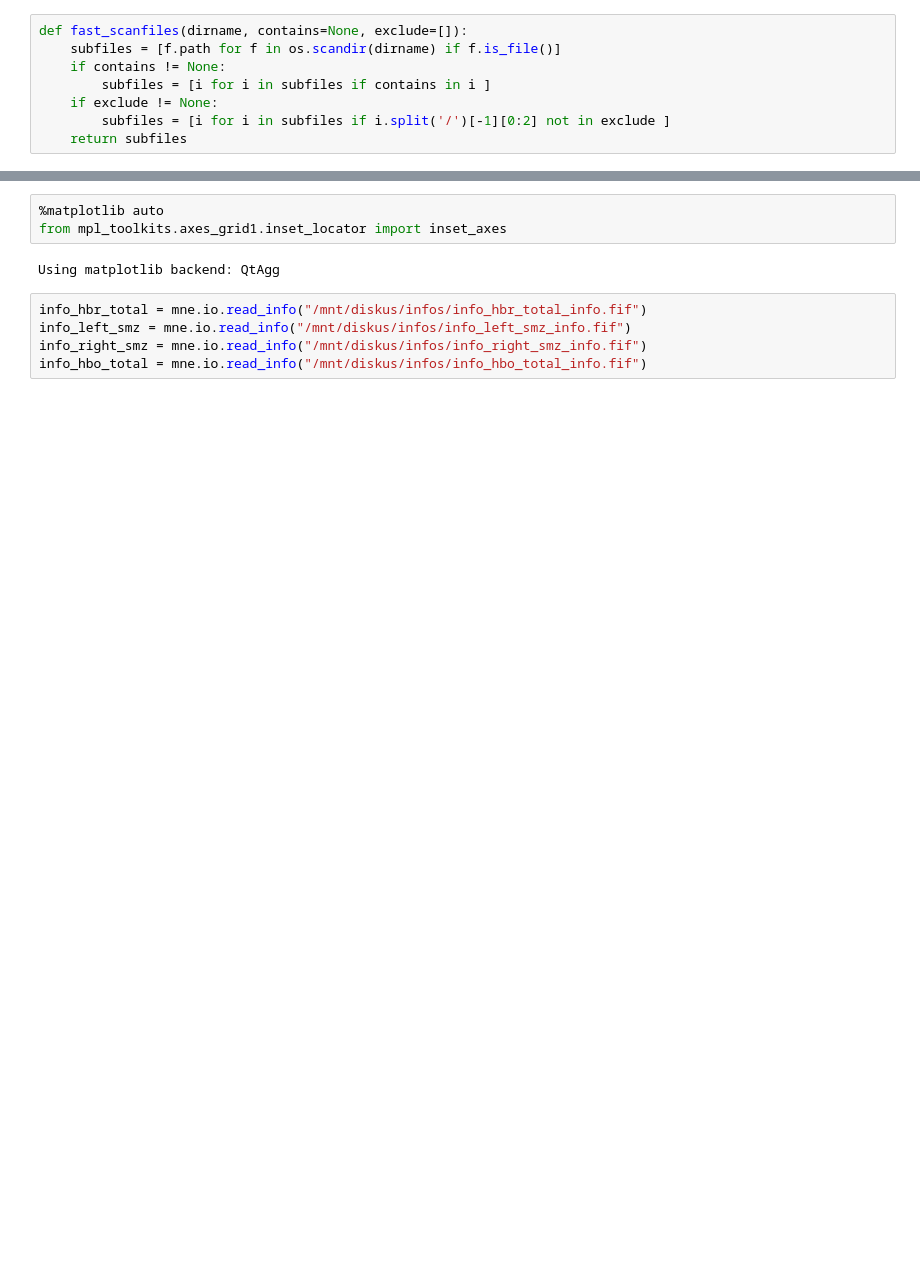
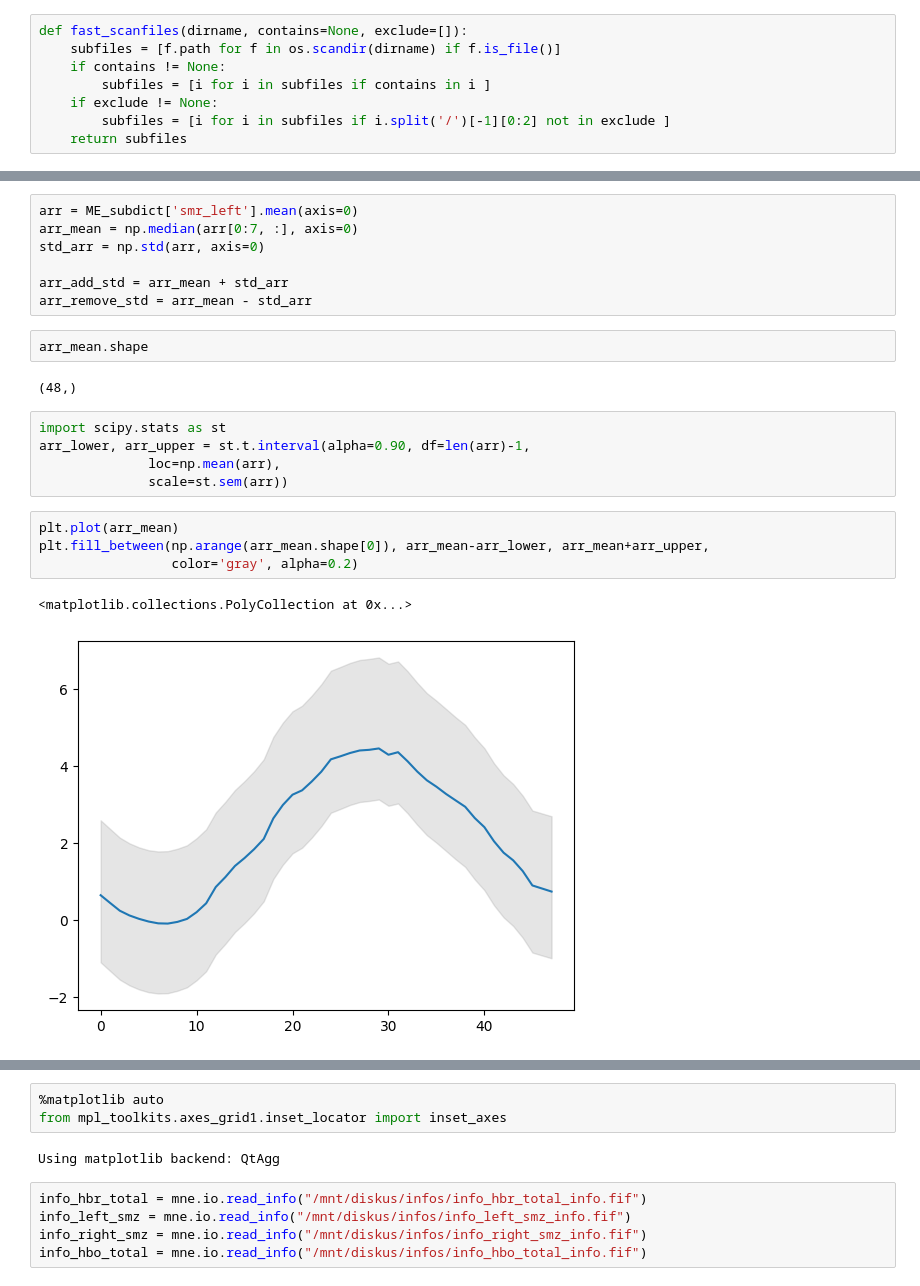
Before and after one commit to pius-desiderius/fnirs-data-analysis, a Jupyter notebook: make_average_plots.ipynb, the cells around one changed output, grey strips where cells are left out. Saved outputs shown, nothing was run; the diff lists cells and outputs as text; blank space fills up the shorter version.

```diff
--- a/make_average_plots.ipynb
+++ b/make_average_plots.ipynb
@@ -198,0 +232,23 @@ huh = concatenate_dicts(topo_dict, new_shape=None)
+# %%
+arr = ME_subdict['smr_left'].mean(axis=0)
+arr_mean = np.median(arr[0:7, :], axis=0)
+std_arr = np.std(arr, axis=0)
+
+arr_add_std = arr_mean + std_arr
+arr_remove_std = arr_mean - std_arr
+# %%
+arr_mean.shape
+# %% [output]
+(48,)
+# %%
+import scipy.stats as st
+arr_lower, arr_upper = st.t.interval(alpha=0.90, df=len(arr)-1,
+              loc=np.mean(arr),
+              scale=st.sem(arr))
+# %%
+plt.plot(arr_mean)
+plt.fill_between(np.arange(arr_mean.shape[0]), arr_mean-arr_lower, arr_mean+arr_upper,
+                 color='gray', alpha=0.2)
+# %% [output]
+<matplotlib.collections.PolyCollection at 0x...>
+[figure, added]
```
Also changed, not shown: parts of 31 cells of this notebook, 2 other files.
